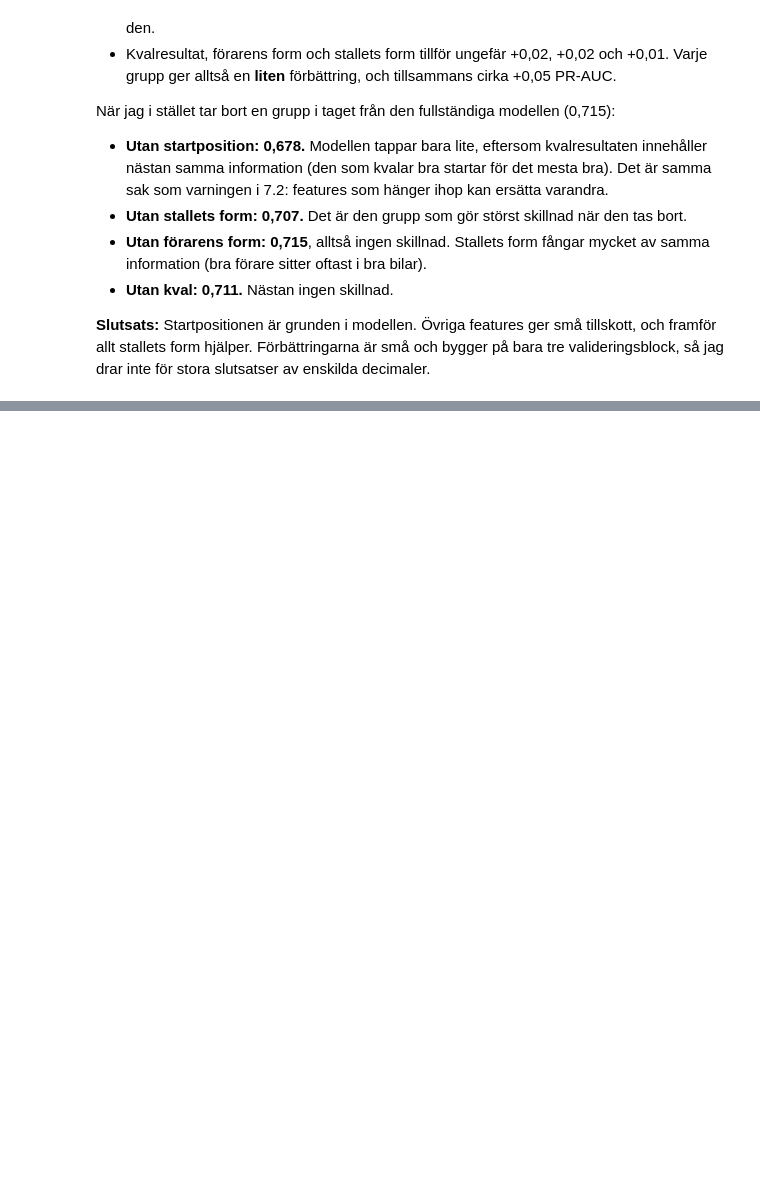
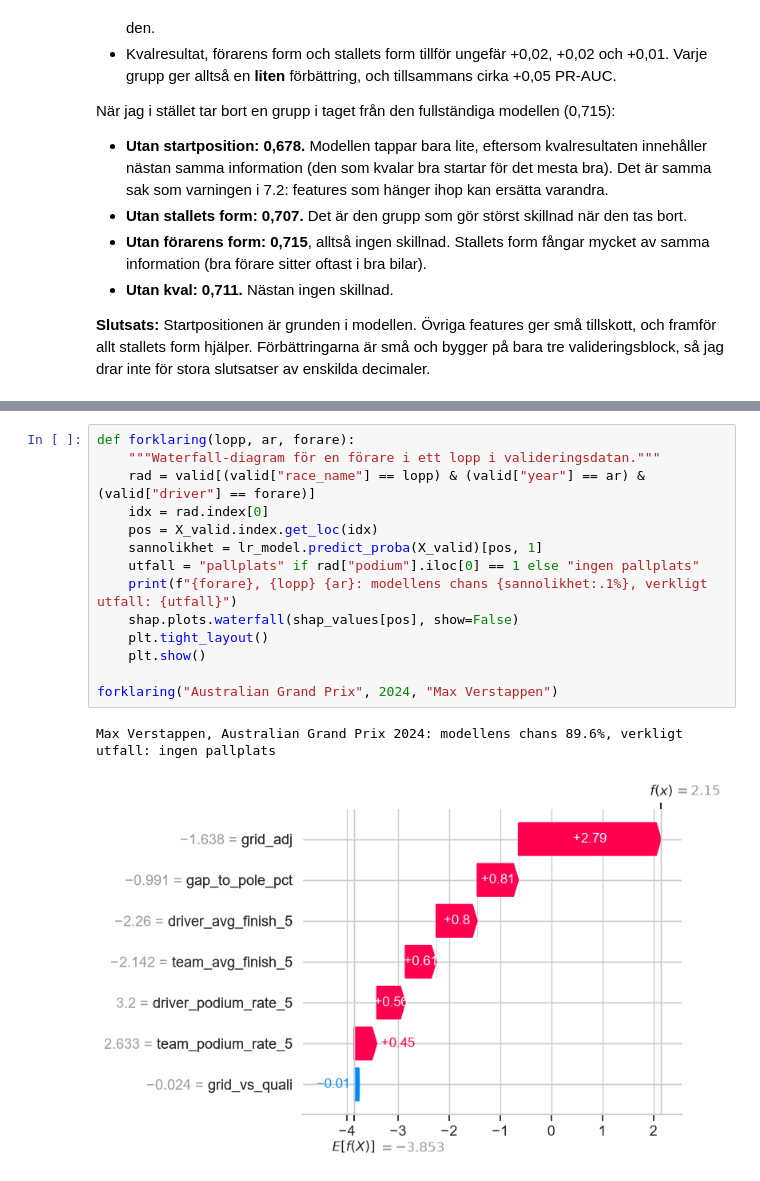
Before and after one commit to felixalfred/f1-podium-prediction, a Jupyter notebook: notebooks/f1_podium_prediction.ipynb, the cells around one changed output, grey strips where cells are left out. Saved outputs shown, nothing was run; the diff lists cells and outputs as text; blank space fills up the shorter version.

```diff
--- a/notebooks/f1_podium_prediction.ipynb
+++ b/notebooks/f1_podium_prediction.ipynb
@@ -1685,0 +1749,17 @@ När jag i stället tar bort en grupp i taget från den fullständiga modellen (
+# %%
+def forklaring(lopp, ar, forare):
+    """Waterfall-diagram för en förare i ett lopp i valideringsdatan."""
+    rad = valid[(valid["race_name"] == lopp) & (valid["year"] == ar) & (valid["driver"] == forare)]
+    idx = rad.index[0]
+    pos = X_valid.index.get_loc(idx)
+    sannolikhet = lr_model.predict_proba(X_valid)[pos, 1]
+    utfall = "pallplats" if rad["podium"].iloc[0] == 1 else "ingen pallplats"
+    print(f"{forare}, {lopp} {ar}: modellens chans {sannolikhet:.1%}, verkligt utfall: {utfall}")
+    shap.plots.waterfall(shap_values[pos], show=False)
+    plt.tight_layout()
+    plt.show()
+
+forklaring("Australian Grand Prix", 2024, "Max Verstappen")
+# %% [output]
+Max Verstappen, Australian Grand Prix 2024: modellens chans 89.6%, verkligt utfall: ingen pallplats
+[figure, added]
```
Also changed, not shown: parts of 8 cells of this notebook.
